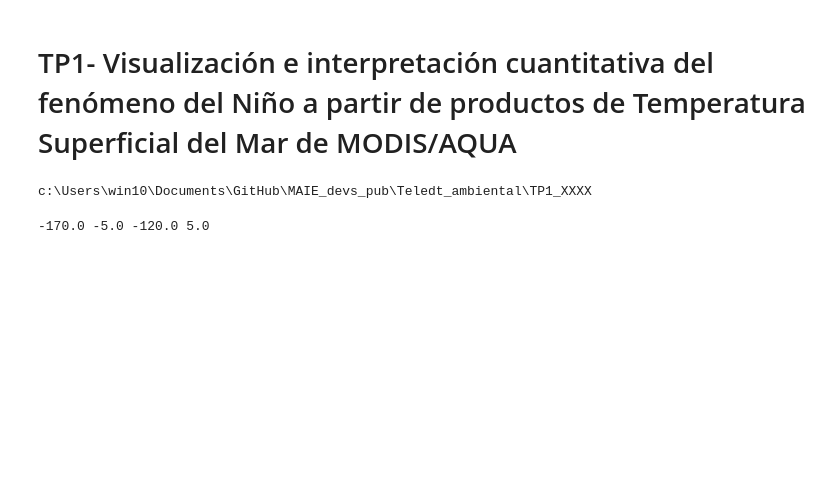
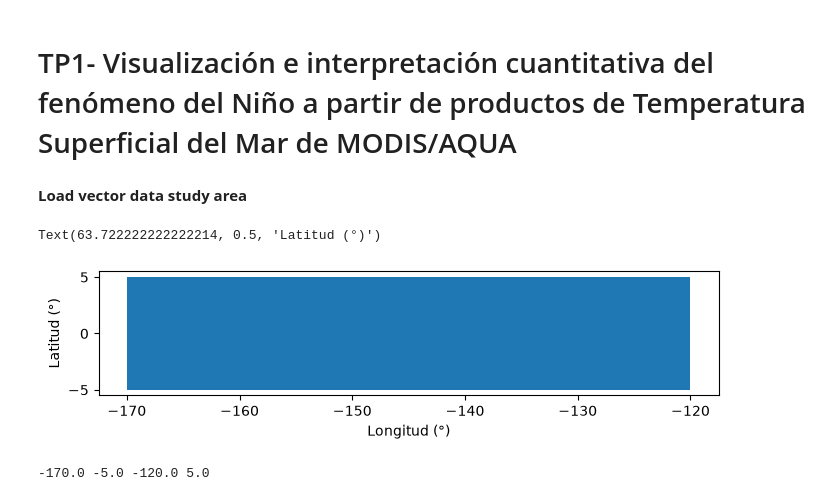
Before and after one commit to francobarrionuevoenv21/MAIE_devs_pub, a Jupyter notebook: Teledt_ambiental/TP1_MODIS-ENSO/TP1_ENSO-Barrionuevo.ipynb, the cells around one changed output. Saved outputs shown, nothing was run; the diff lists cells and outputs as text; code cells hidden in the pictures; blank space fills up the shorter version.

```diff
--- a/Teledt_ambiental/TP1_MODIS-ENSO/TP1_ENSO-Barrionuevo.ipynb
+++ b/Teledt_ambiental/TP1_MODIS-ENSO/TP1_ENSO-Barrionuevo.ipynb
@@ -10,13 +11,19 @@ import matplotlib.pyplot as plt
-# %%
-import os
-print(os.path.abspath(""))
-# %% [output]
-c:\Users\win10\Documents\GitHub\MAIE_devs_pub\Teledt_ambiental\TP1_XXXX
+# %% [markdown]
+**Load vector data study area**
 # %%
 # Load study area vector
 #path_vector01 = 'https://raw.githubusercontent.com/francobarrionuevoenv21/MAIE_devs_pub/refs/heads/main/MetodosNumericos/TPE1_Firmas/datos/reflectividad.csv'
-path_vector01 = 'Material_ENSO\ONI_region\ONI_zone1.shp'
+path_vector01 = os.path.join('Material_ENSO', 'ONI_region', 'ONI_zone1.shp')
 study_area = gpd.read_file(path_vector01, set_crs = 'EPSG:4326')
+# %%
+# Plot study area
+fig, ax = plt.subplots(figsize=(8, 3))
+study_area.plot(ax=ax)
+ax.set_xlabel('Longitud (°)')
+ax.set_ylabel('Latitud (°)')
+# %% [output]
+Text(63.722222222222214, 0.5, 'Latitud (°)')
+[figure, added]
 # %%
 # Get boundaries limits region analysis vector
 minx, miny, maxx, maxy = study_area.bounds.iloc[0, :]
```
Also changed, not shown: parts of 8 cells of this notebook.
